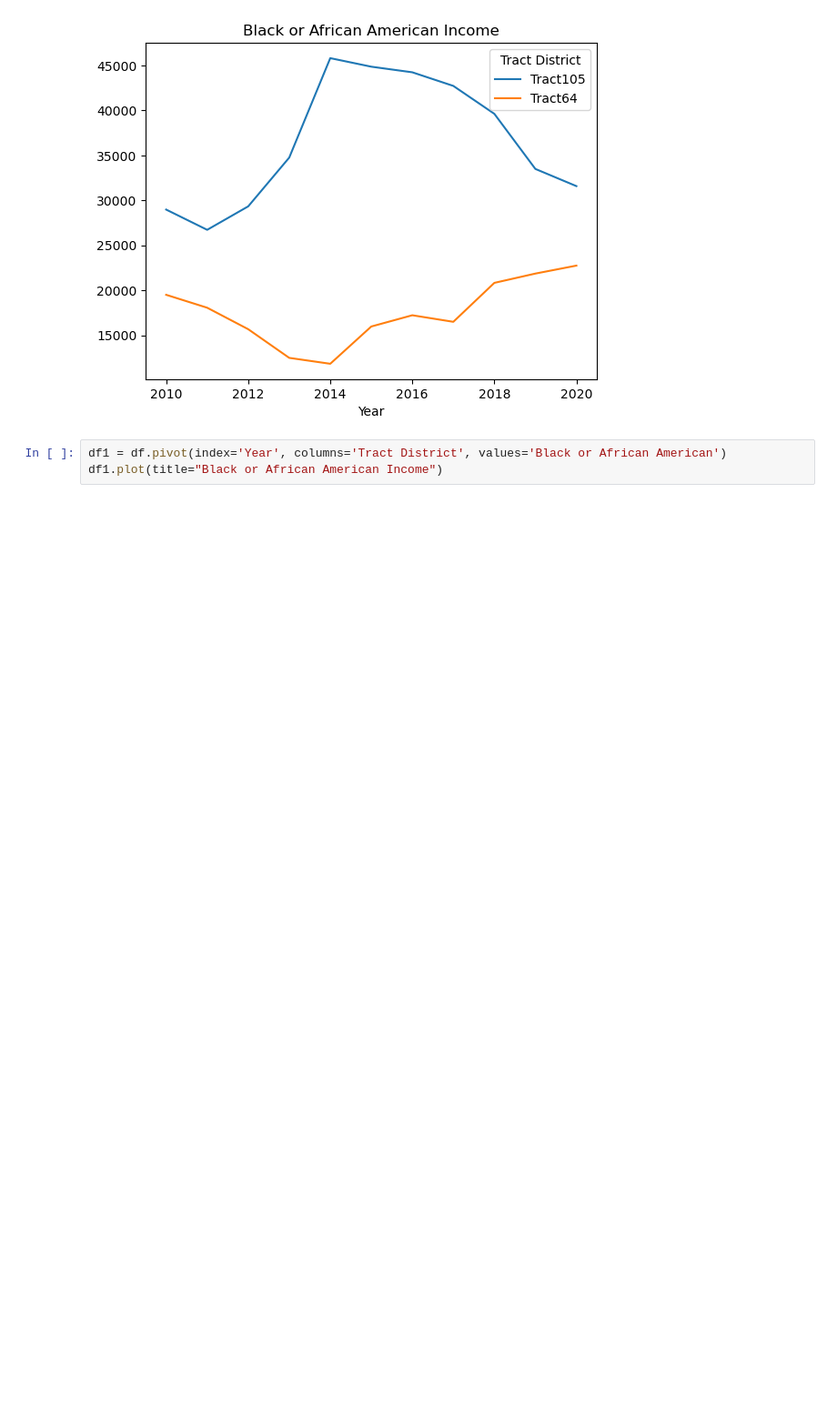
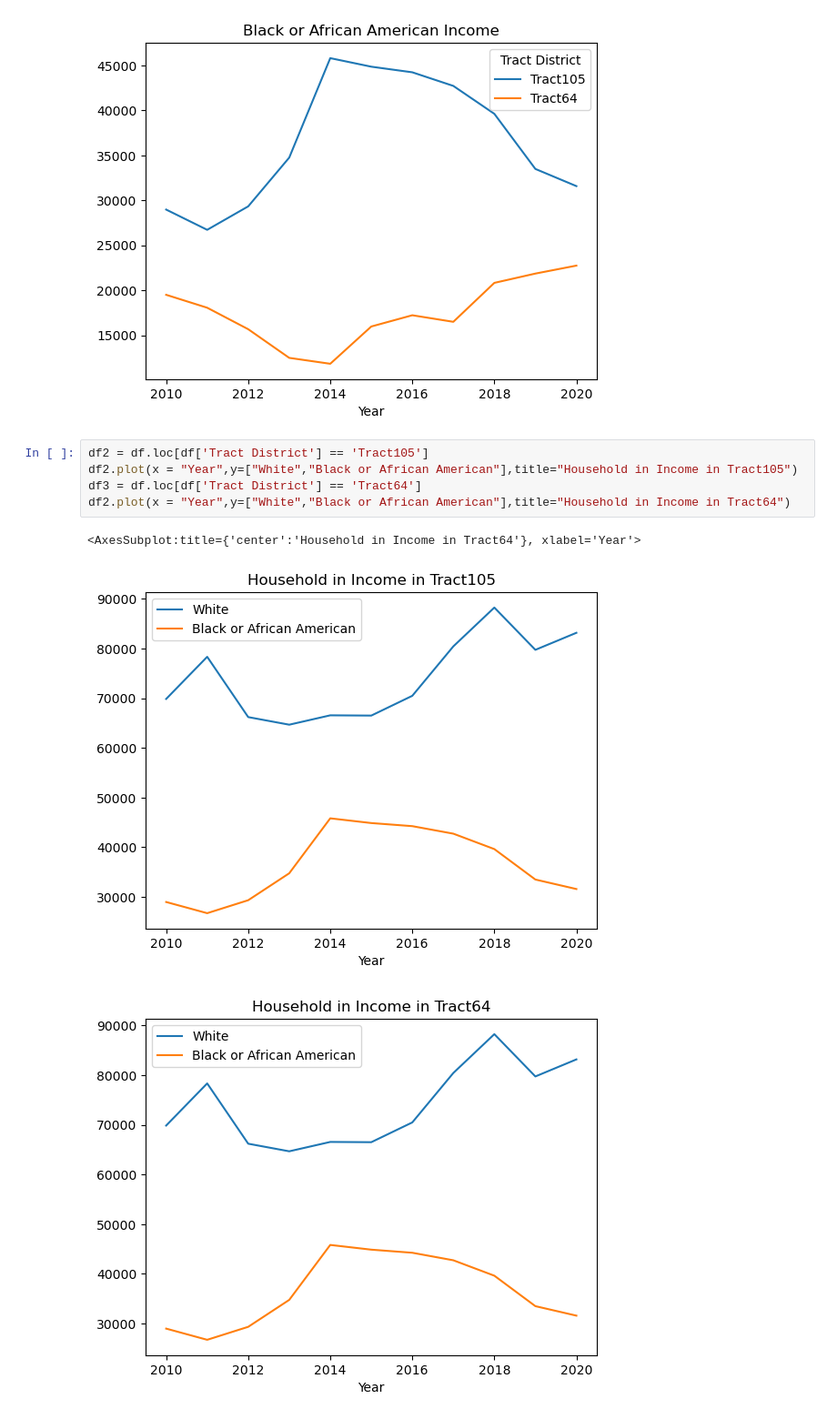
Before and after one commit to BU-Spark/ds-dc-councilor-allen-southwest, a Jupyter notebook: spring23-team-2/deliverables/Deliverable2/Income2.ipynb, the cells around one changed output. Shown: that part at 91% size. Drawn from its saved outputs; the diff is of its cells as text; blank space fills up the shorter version.

```diff
--- a/spring23-team-2/deliverables/Deliverable2/Income2.ipynb
+++ b/spring23-team-2/deliverables/Deliverable2/Income2.ipynb
@@ -20,6 +40,12 @@ df1.plot(title="Black or African American Income")
 # %% [output]
 <AxesSubplot:title={'center':'Black or African American Income'}, xlabel='Year'>
 [figure]
-# %%
-df1 = df.pivot(index='Year', columns='Tract District', values='Black or African American')
-df1.plot(title="Black or African American Income")
+# %%
+df2 = df.loc[df['Tract District'] == 'Tract105']
+df2.plot(x = "Year",y=["White","Black or African American"],title="Household in Income in Tract105")
+df3 = df.loc[df['Tract District'] == 'Tract64']
+df2.plot(x = "Year",y=["White","Black or African American"],title="Household in Income in Tract64")
+# %% [output]
+<AxesSubplot:title={'center':'Household in Income in Tract64'}, xlabel='Year'>
+[figure, added]
+[figure, added]
```
Also changed, not shown: parts of 1 cell of this notebook.
